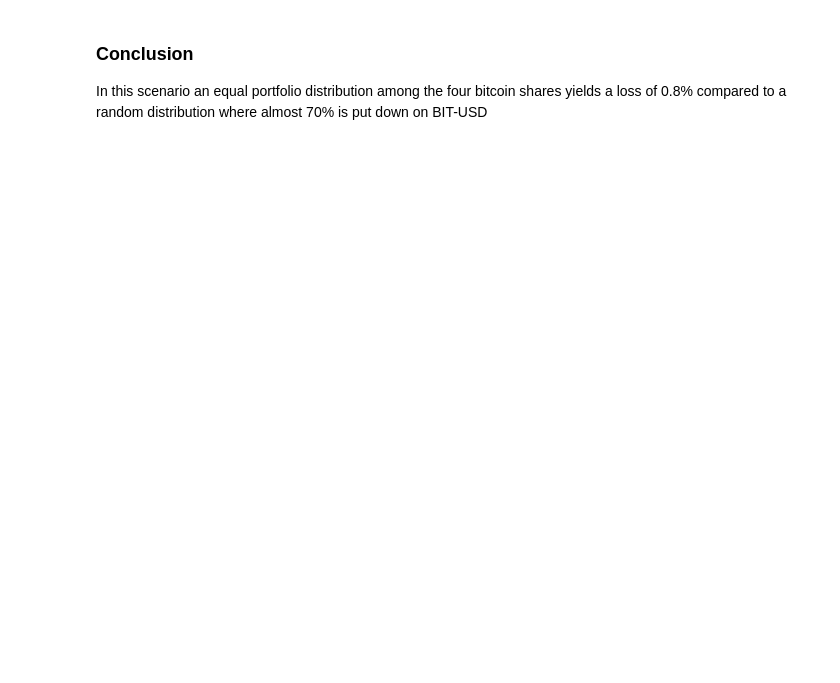
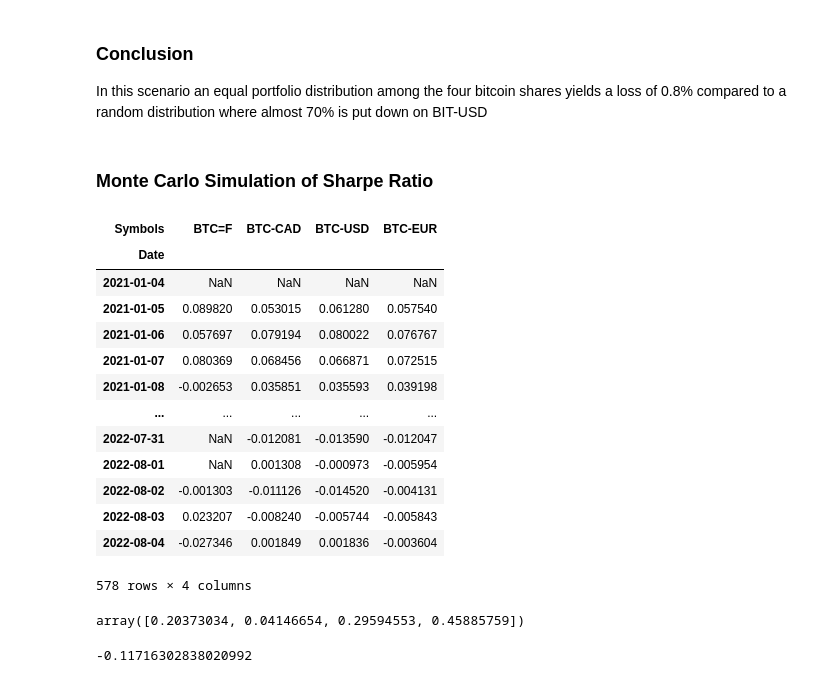
Before and after one commit to sunShinyDays/DataAnalysis, a Jupyter notebook: Bitcoin.ipynb, the cells around one changed output. Cells and saved outputs as stored; diff of their text form; code cells hidden in the pictures; blank space fills up the shorter version.

```diff
--- a/Bitcoin.ipynb
+++ b/Bitcoin.ipynb
@@ -353,3 +351,30 @@ c/a
 ### Conclusion
 
 In this scenario an equal portfolio distribution among the four bitcoin shares yields a loss of 0.8% compared to a random distribution where almost 70% is put down on BIT-USD
+# %% [markdown]
+### Monte Carlo Simulation of Sharpe Ratio
+# %%
+log_returns = np.log(data/data.shift())
+# %%
+log_returns
+# %% [output]
+| Symbols | BTC=F | BTC-CAD | BTC-USD | BTC-EUR |
+| Date |  |  |  |  |
+| 2021-01-04 | NaN | NaN | NaN | NaN |
+| 2021-01-05 | 0.089820 | 0.053015 | 0.061280 | 0.057540 |
+| 2021-01-06 | 0.057697 | 0.079194 | 0.080022 | 0.076767 |
+| 2021-01-07 | 0.080369 | 0.068456 | 0.066871 | 0.072515 |
+| 2021-01-08 | -0.002653 | 0.035851 | 0.035593 | 0.039198 |
+| ... | ... | ... | ... | ... |
+| 2022-07-31 | NaN | -0.012081 | -0.013590 | -0.012047 |
+| 2022-08-01 | NaN | 0.001308 | -0.000973 | -0.005954 |
+| 2022-08-02 | -0.001303 | -0.011126 | -0.014520 | -0.004131 |
+| 2022-08-03 | 0.023207 | -0.008240 | -0.005744 | -0.005843 |
+| 2022-08-04 | -0.027346 | 0.001849 | 0.001836 | -0.003604 |
+578 rows × 4 columns
+# %%
+weight = np.random.random(4)
+weight /= weight.sum()
+weight
+# %% [output]
+array([0.20373034, 0.04146654, 0.29594553, 0.45885759])
@@ -355,0 +387,4 @@ In this scenario an equal portfolio distribution among the four bitcoin shares y
+# %%
+sharpe_ratio
+# %% [output]
+-0.11716302838020992
```
Also changed, not shown: parts of 32 cells of this notebook.
